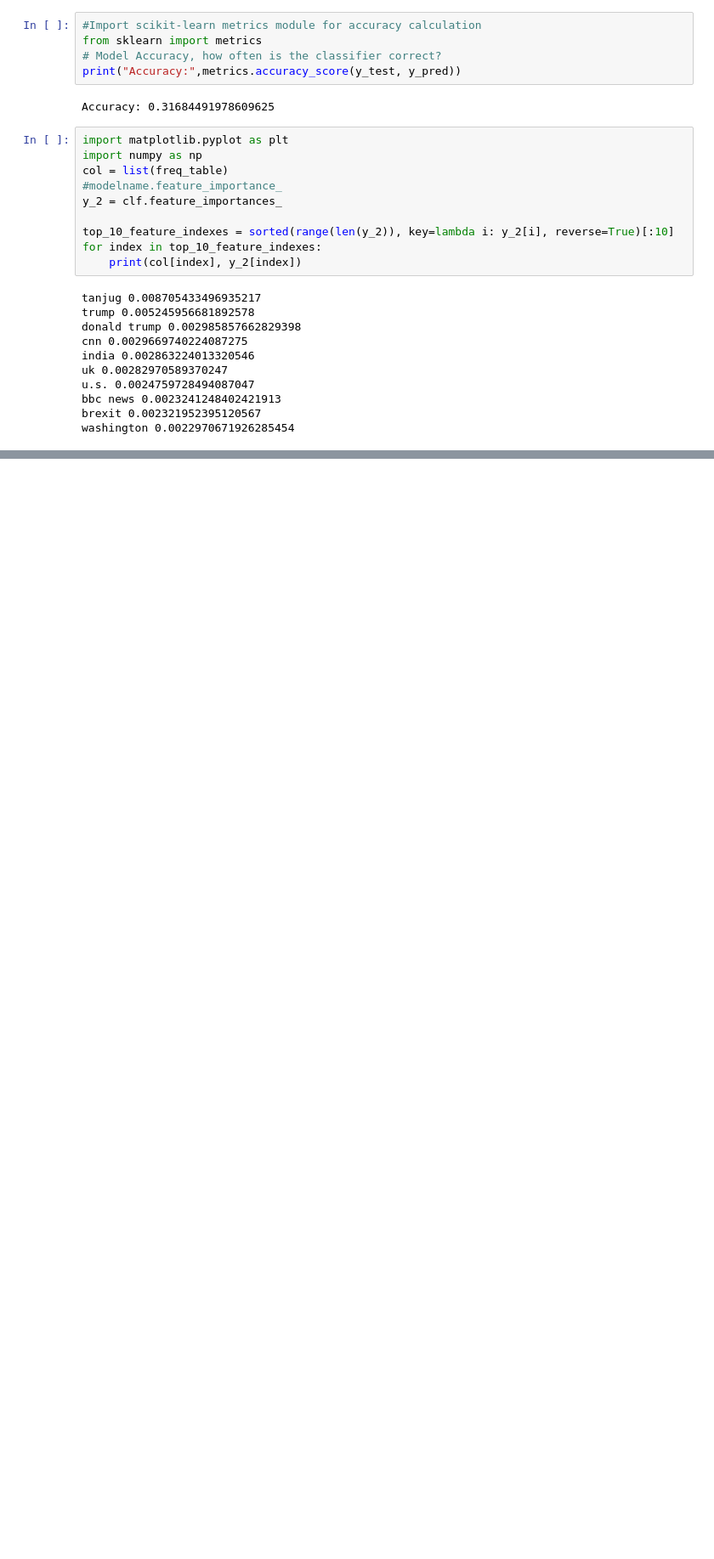
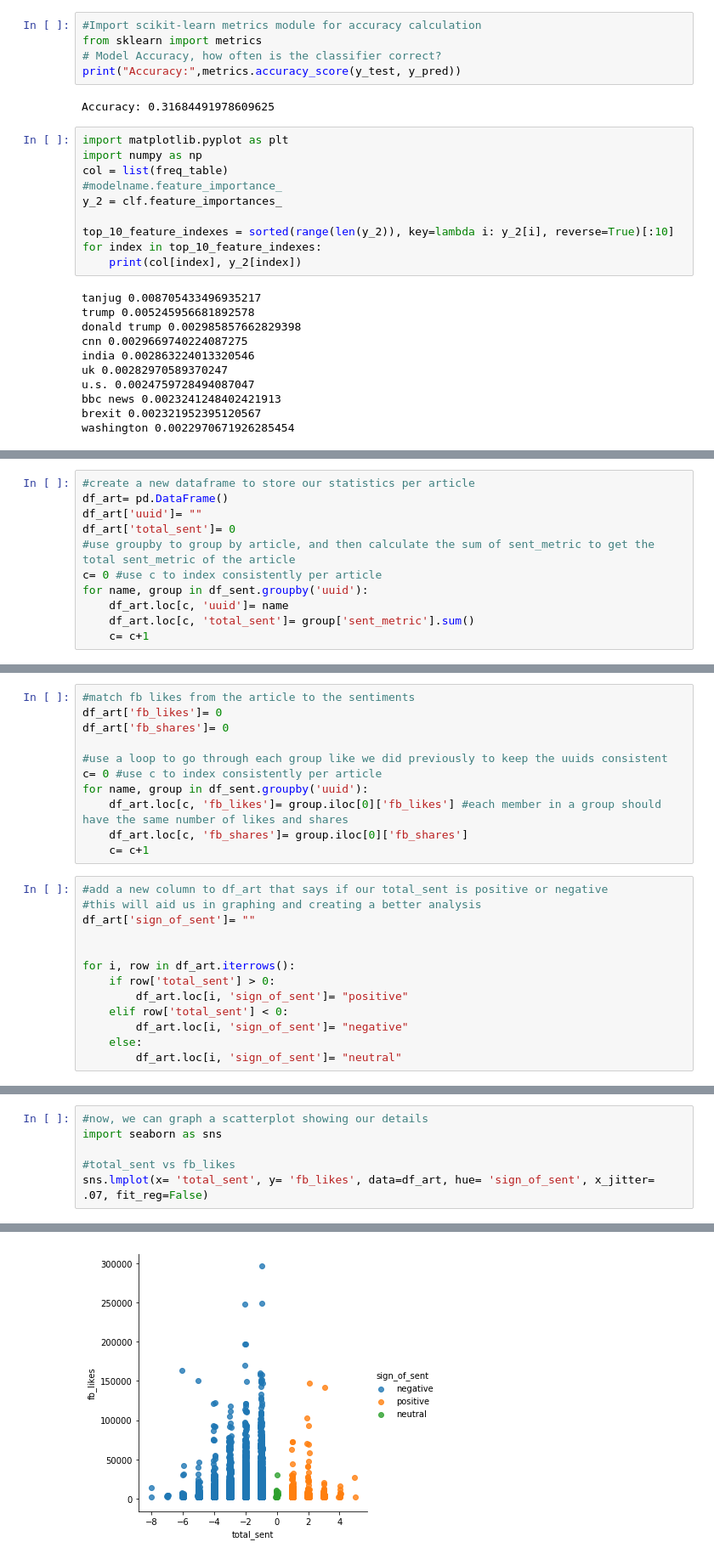
Before and after one commit to AlexEJerome/CMSC320-Tutorial, a Jupyter notebook: Final Tutorial.ipynb, the cells around one changed output, grey strips where cells are left out. Shown: that part at 85% size. Drawn from its saved outputs; the diff is of its cells as text; blank space fills up the shorter version.

```diff
--- a/Final Tutorial.ipynb
+++ b/Final Tutorial.ipynb
@@ -252,0 +465,11 @@ washington 0.0022970671926285454
+# %%
+#create a new dataframe to store our statistics per article
+df_art= pd.DataFrame()
+df_art['uuid']= ""
+df_art['total_sent']= 0
+#use groupby to group by article, and then calculate the sum of sent_metric to get the total sent_metric of the article
+c= 0 #use c to index consistently per article
+for name, group in df_sent.groupby('uuid'):
+    df_art.loc[c, 'uuid']= name
+    df_art.loc[c, 'total_sent']= group['sent_metric'].sum()
+    c= c+1
@@ -252,0 +486,24 @@ washington 0.0022970671926285454
+# %%
+#match fb likes from the article to the sentiments
+df_art['fb_likes']= 0
+df_art['fb_shares']= 0
+
+#use a loop to go through each group like we did previously to keep the uuids consistent
+c= 0 #use c to index consistently per article
+for name, group in df_sent.groupby('uuid'):
+    df_art.loc[c, 'fb_likes']= group.iloc[0]['fb_likes'] #each member in a group should have the same number of likes and shares
+    df_art.loc[c, 'fb_shares']= group.iloc[0]['fb_shares']
+    c= c+1
+# %%
+#add a new column to df_art that says if our total_sent is positive or negative
+#this will aid us in graphing and creating a better analysis
+df_art['sign_of_sent']= ""
+
+
+for i, row in df_art.iterrows():
+    if row['total_sent'] > 0:
+        df_art.loc[i, 'sign_of_sent']= "positive"
+    elif row['total_sent'] < 0:
+        df_art.loc[i, 'sign_of_sent']= "negative"
+    else:
+        df_art.loc[i, 'sign_of_sent']= "neutral"
@@ -252,0 +520,7 @@ washington 0.0022970671926285454
+# %%
+#now, we can graph a scatterplot showing our details
+import seaborn as sns
+
+#total_sent vs fb_likes
+sns.lmplot(x= 'total_sent', y= 'fb_likes', data=df_art, hue= 'sign_of_sent', x_jitter= .07, fit_reg=False)
+# %% [output]
@@ -252,0 +528 @@ washington 0.0022970671926285454
+[figure, added]
```
Also changed, not shown: parts of 20 cells of this notebook.
